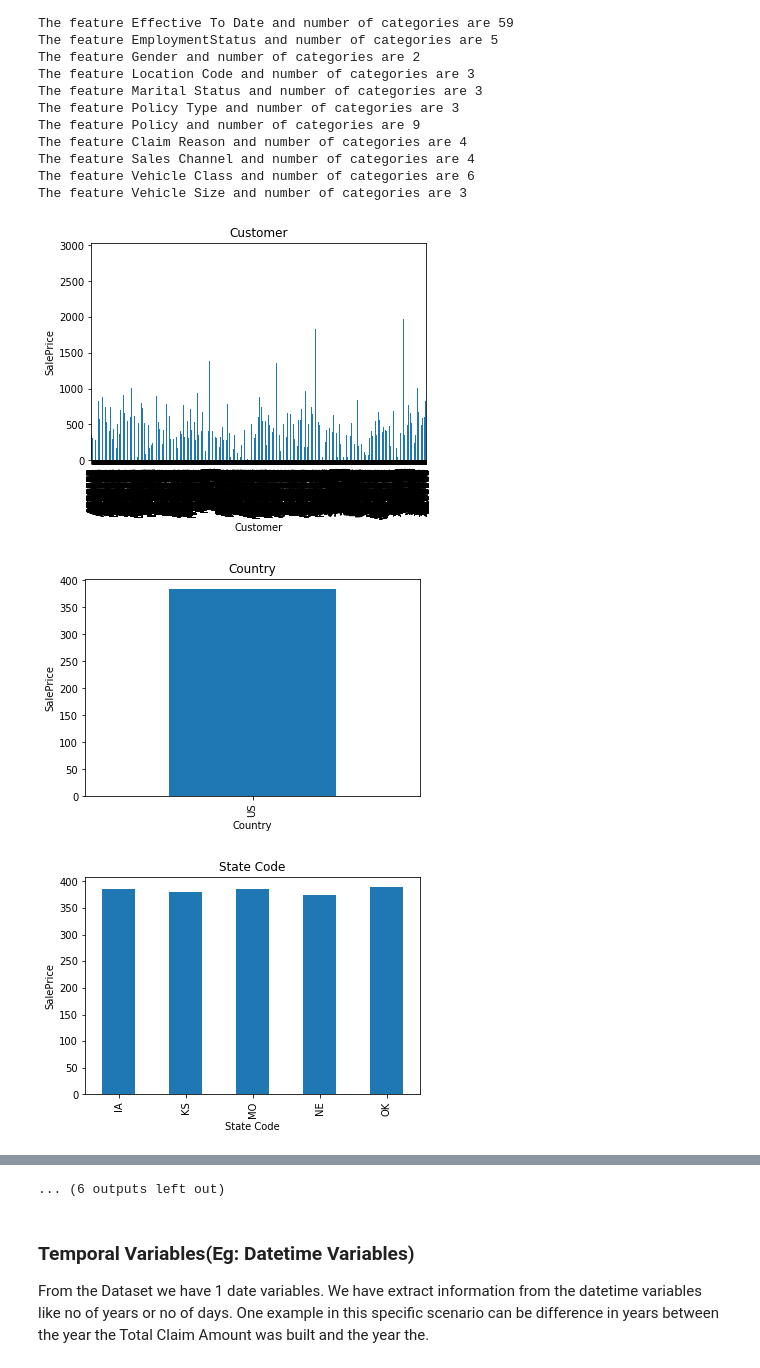
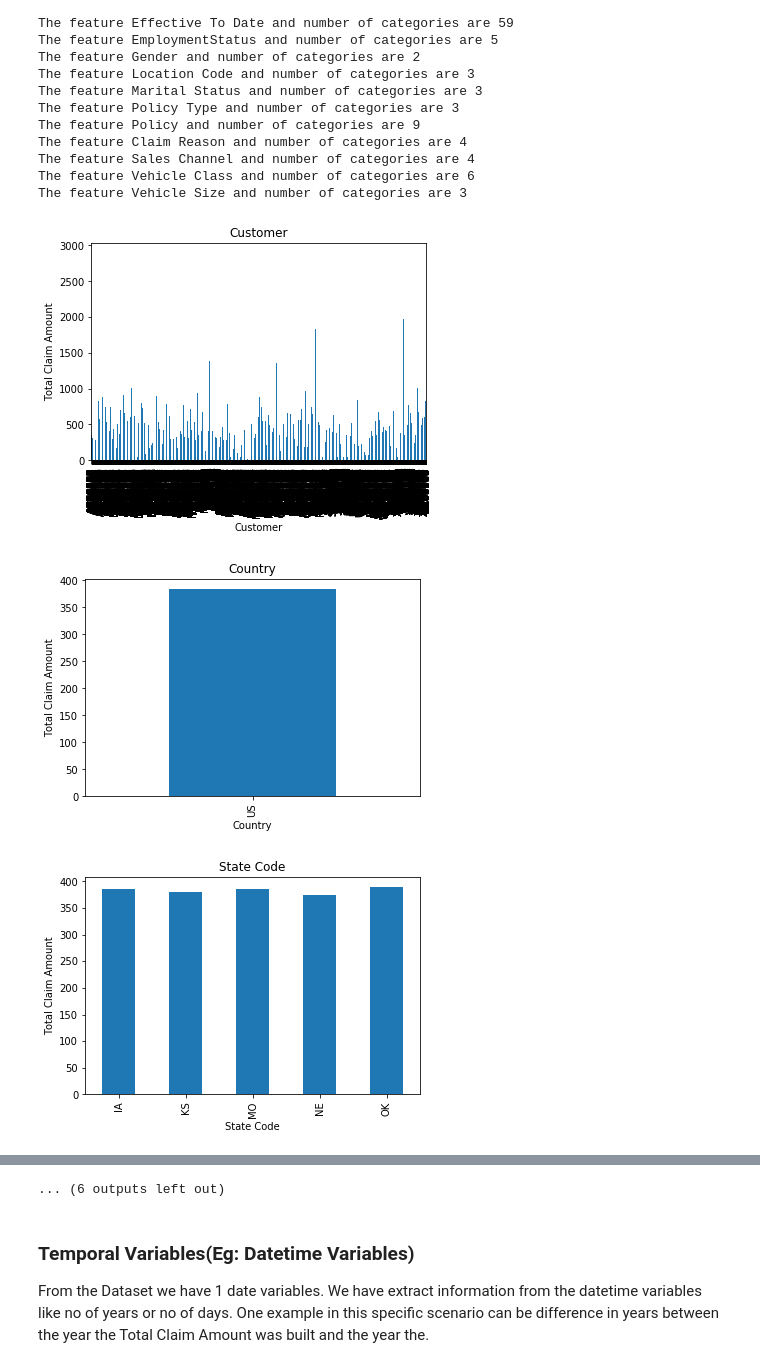
Before and after one commit to manishkmk/project-11-16, a Jupyter notebook: auto_Insurance claims.ipynb, the cells around one changed output, grey strips where cells are left out. Cells and saved outputs as stored; diff of their text form; code cells hidden in the pictures.

```diff
--- a/auto_Insurance claims.ipynb
+++ b/auto_Insurance claims.ipynb
@@ -385,12 +385,12 @@ The feature Vehicle Size and number of categories are 3
 # %%
 for feature in categorical_features:
     data=claim.copy()
     data.groupby(feature)['Total Claim Amount'].median().plot.bar()
     plt.xlabel(feature)
-    plt.ylabel('SalePrice')
+    plt.ylabel('Total Claim Amount')
     plt.title(feature)
     plt.show()
 # %% [output]
-[figure, old version]
+[figure, new version]
-[figure, old version]
+[figure, new version]
-[figure, old version]
+[figure, new version]
```
Also changed, not shown: parts of 3 cells of this notebook.
